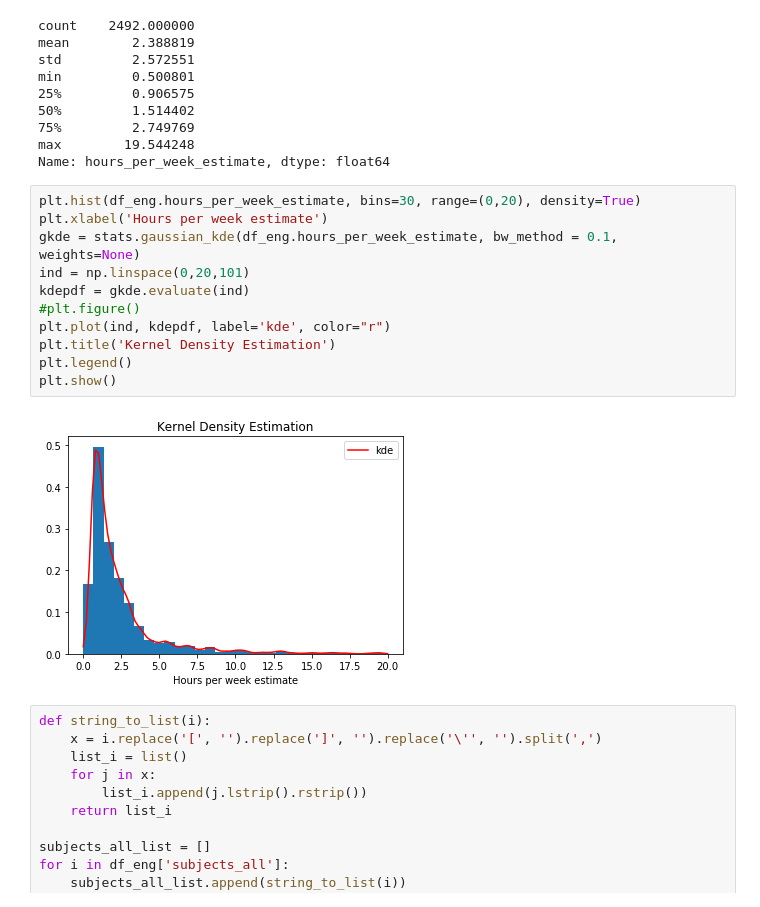
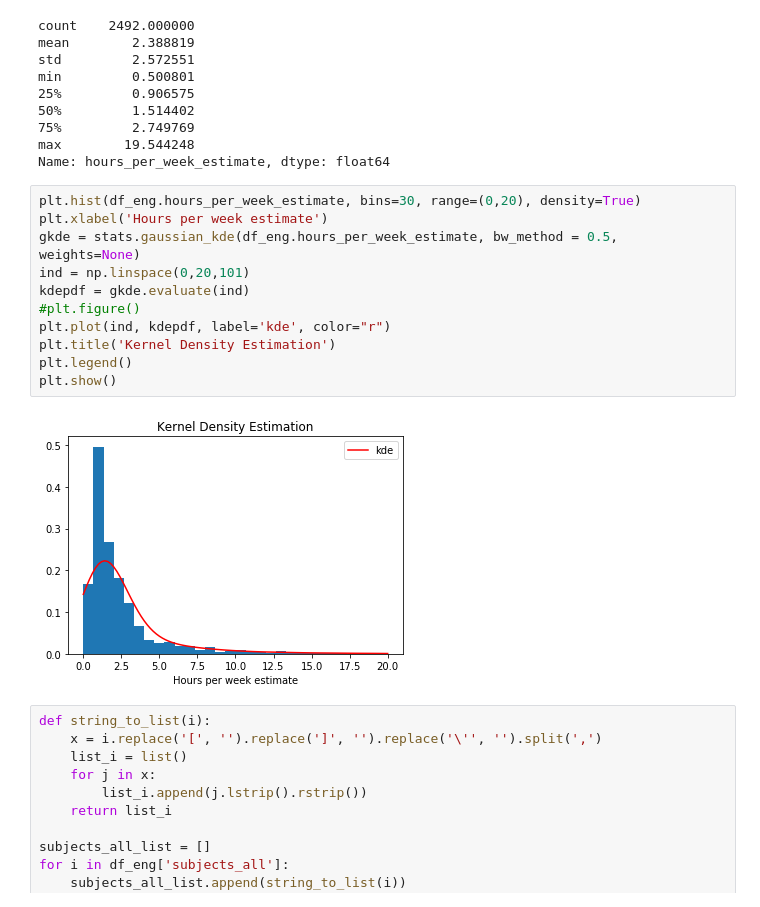
Before and after one commit to vijayoct27/tutor_prediction, a Jupyter notebook: tutor_demand.ipynb, the cells around one changed output. Drawn from its saved outputs; the diff is of its cells as text.

```diff
--- a/tutor_demand.ipynb
+++ b/tutor_demand.ipynb
@@ -51,16 +56,16 @@ Name: hours_per_week_estimate, dtype: float64
 # %%
 plt.hist(df_eng.hours_per_week_estimate, bins=30, range=(0,20), density=True)
 plt.xlabel('Hours per week estimate')
-gkde = stats.gaussian_kde(df_eng.hours_per_week_estimate, bw_method = 0.1, weights=None)
+gkde = stats.gaussian_kde(df_eng.hours_per_week_estimate, bw_method = 0.5, weights=None)
 ind = np.linspace(0,20,101)
 kdepdf = gkde.evaluate(ind)
 #plt.figure()
 plt.plot(ind, kdepdf, label='kde', color="r")
 plt.title('Kernel Density Estimation')
 plt.legend()
 plt.show()
 # %% [output]
-[figure, old version]
+[figure, new version]
 # %%
 def string_to_list(i):
     x = i.replace('[', '').replace(']', '').replace('\'', '').split(',')
```
Also changed, not shown: parts of 10 cells of this notebook, 1 other file.
